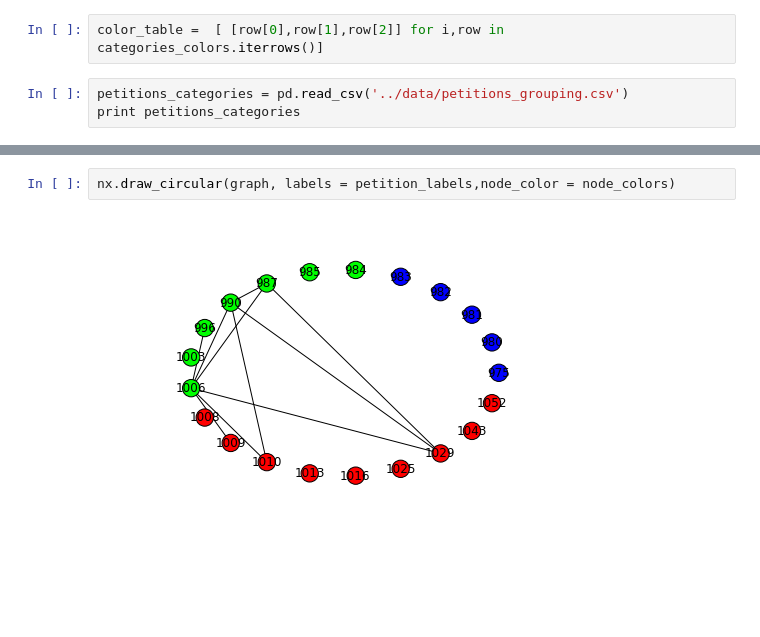
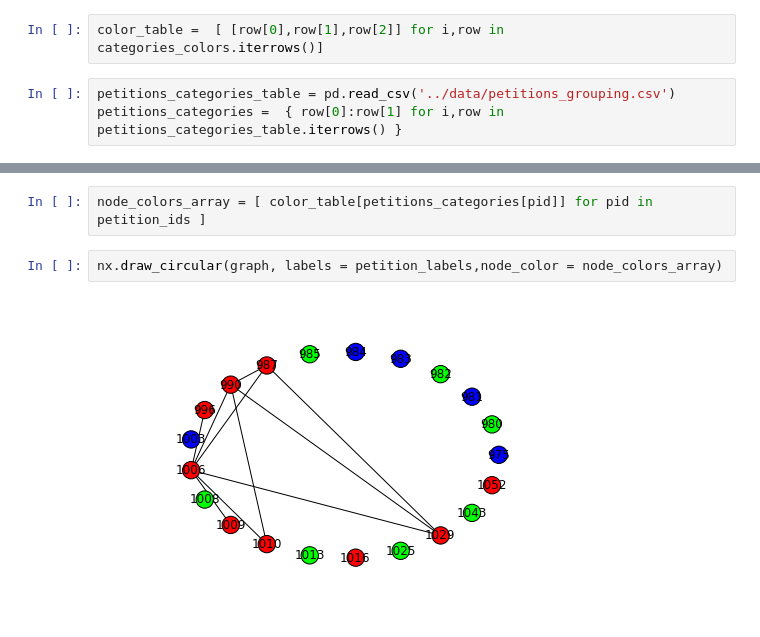
Before and after one commit to cathy2cool/data_analysis_sandbox, a Jupyter notebook: notebooks/Example_50_percent_Confidence.ipynb, the cells around one changed output, grey strips where cells are left out. Saved outputs shown, nothing was run; the diff lists cells and outputs as text; blank space fills up the shorter version.

Commit message:
Fixed mapping of labels and colors.
Now truly going through the dictionaries instead of trusting that the elements
will be in the same order.

```diff
--- a/notebooks/Example_50_percent_Confidence.ipynb
+++ b/notebooks/Example_50_percent_Confidence.ipynb
@@ -53,5 +65,5 @@ print categories_colors
 # %%
 color_table =  [ [row[0],row[1],row[2]] for i,row in categories_colors.iterrows()]
 # %%
-petitions_categories = pd.read_csv('../data/petitions_grouping.csv')
-print petitions_categories
+petitions_categories_table = pd.read_csv('../data/petitions_grouping.csv')
+petitions_categories =  { row[0]:row[1] for i,row in petitions_categories_table.iterrows() }
@@ -101,4 +70,6 @@ node_colors
+# %%
+node_colors_array = [ color_table[petitions_categories[pid]] for pid in petition_ids ]
 # %%
-nx.draw_circular(graph, labels = petition_labels,node_color = node_colors)
+nx.draw_circular(graph, labels = petition_labels,node_color = node_colors_array)
 # %% [output]
-[figure, old version]
+[figure, new version]
```
Also changed, not shown: parts of 8 cells of this notebook.
